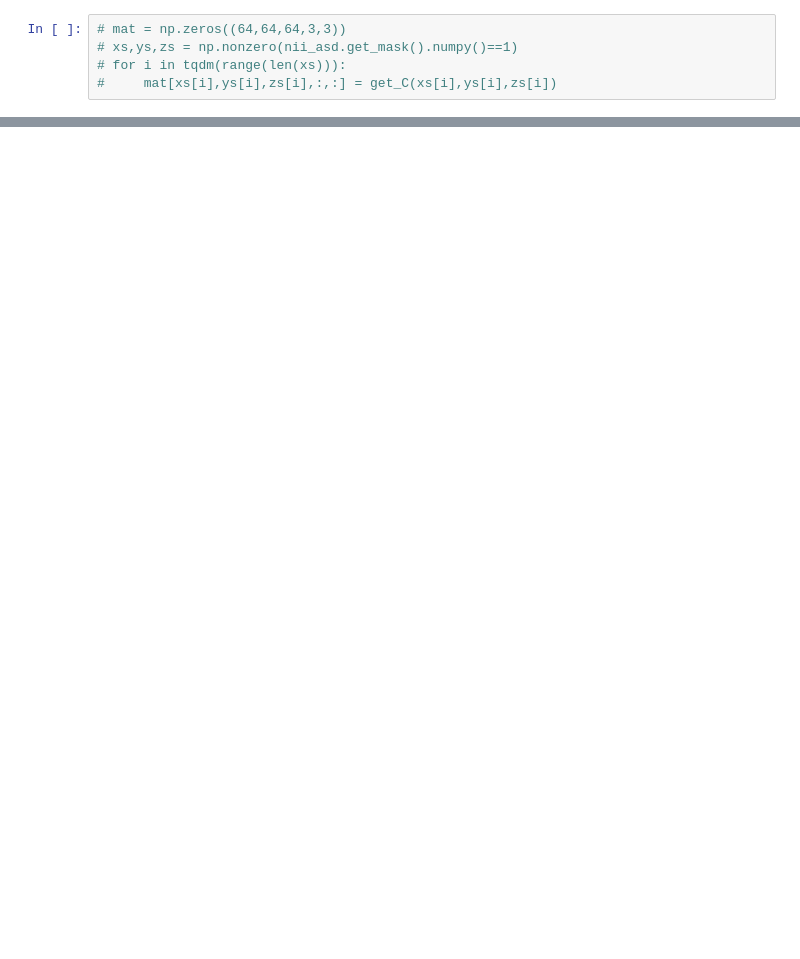
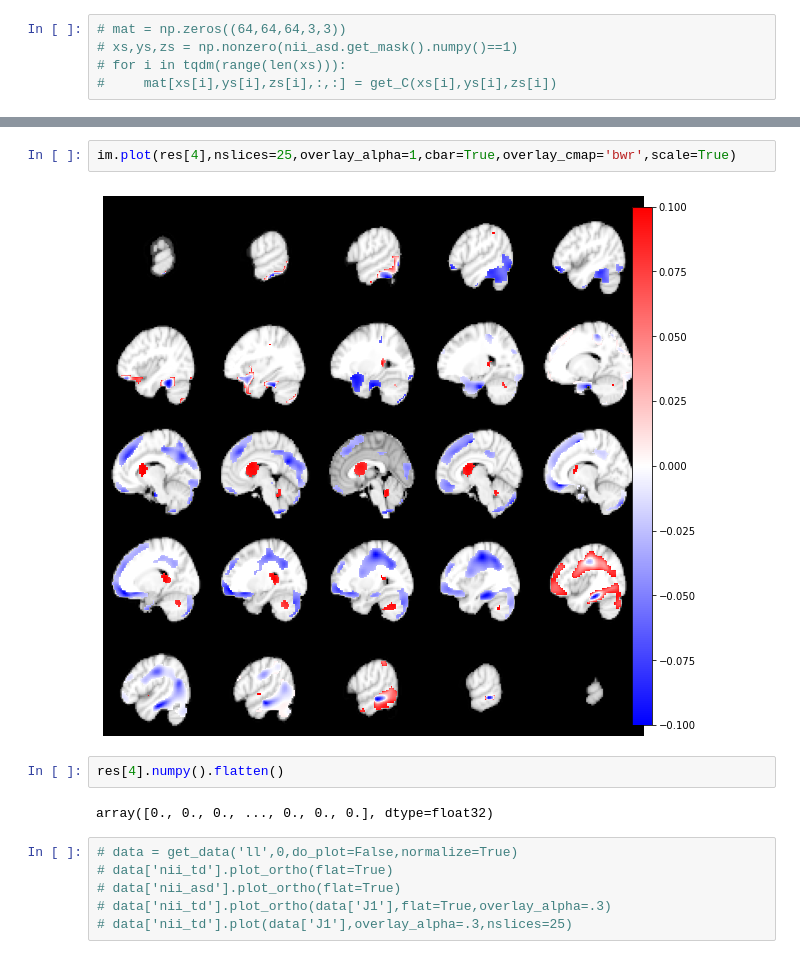
Before and after one commit to Aglinskas/BC-MRI-AE, a Jupyter notebook: Colab Notebooks/VectorFieldsGreenTensors.ipynb, the cells around one changed output, grey strips where cells are left out. Cells and saved outputs as stored; diff of their text form; blank space fills up the shorter version.

```diff
--- a/Colab Notebooks/VectorFieldsGreenTensors.ipynb
+++ b/Colab Notebooks/VectorFieldsGreenTensors.ipynb
@@ -279,0 +347,14 @@ plt.hist(J1.numpy().flatten())
+# %%
+im.plot(res[4],nslices=25,overlay_alpha=1,cbar=True,overlay_cmap='bwr',scale=True)
+# %% [output]
+[figure, added]
+# %%
+res[4].numpy().flatten()
+# %% [output]
+array([0., 0., 0., ..., 0., 0., 0.], dtype=float32)
+# %%
+# data = get_data('ll',0,do_plot=False,normalize=True)
+# data['nii_td'].plot_ortho(flat=True)
+# data['nii_asd'].plot_ortho(flat=True)
+# data['nii_td'].plot_ortho(data['J1'],flat=True,overlay_alpha=.3)
+# data['nii_td'].plot(data['J1'],overlay_alpha=.3,nslices=25)
```
Also changed, not shown: parts of 27 cells of this notebook, 14 other files.
